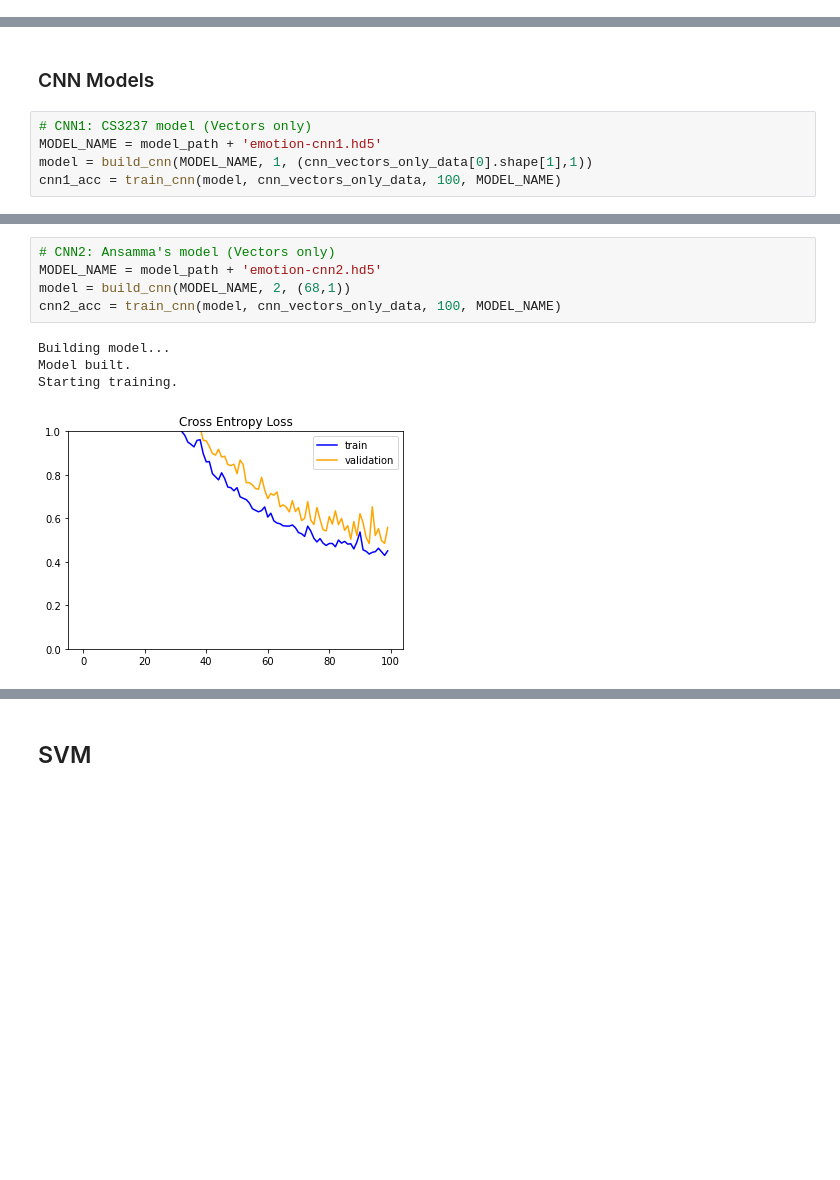
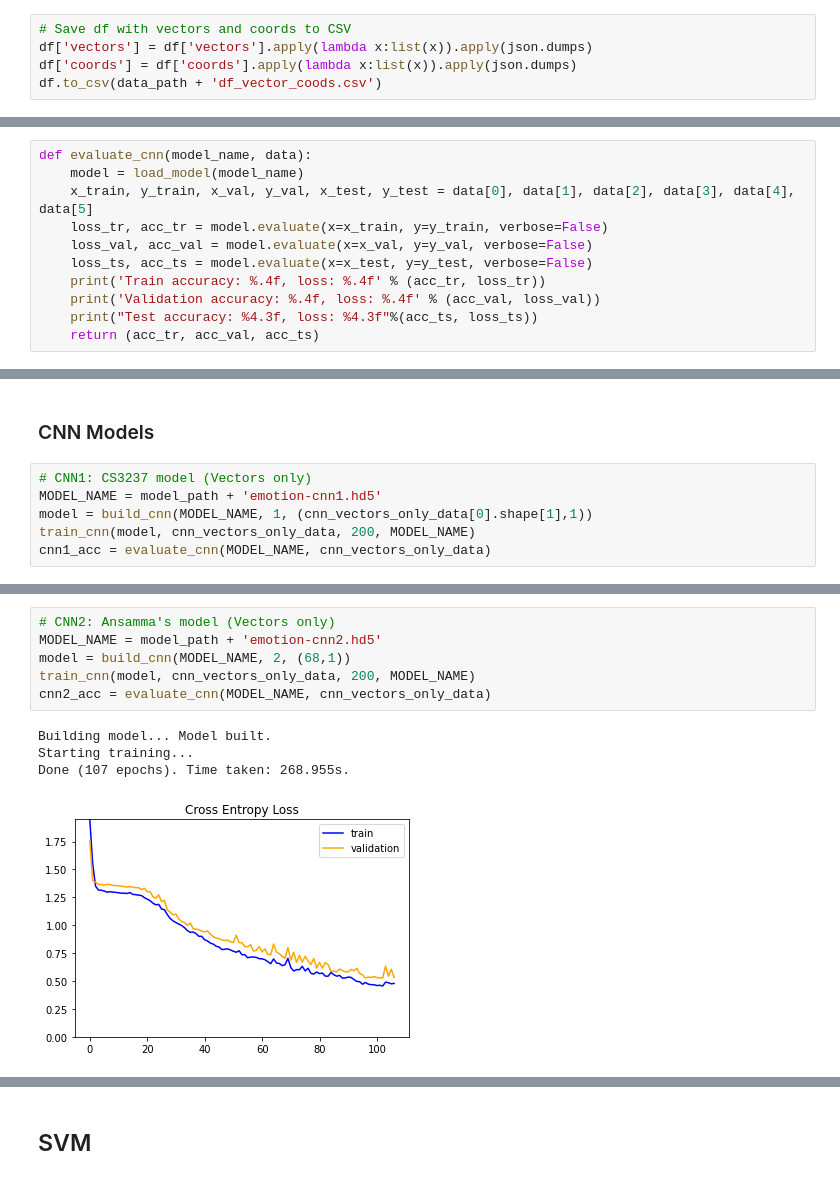
Before and after one commit to rachung2510/FYP70_SocialRobot, a Jupyter notebook: EmotionRecognition/model.ipynb, the cells around one changed output, grey strips where cells are left out. Saved outputs shown, nothing was run; the diff lists cells and outputs as text; blank space fills up the shorter version.

```diff
--- a/EmotionRecognition/model.ipynb
+++ b/EmotionRecognition/model.ipynb
@@ -190,3 +197,8 @@ df.sample(5)
+# %%
+# Save df with vectors and coords to CSV
+df['vectors'] = df['vectors'].apply(lambda x:list(x)).apply(json.dumps)
+df['coords'] = df['coords'].apply(lambda x:list(x)).apply(json.dumps)
+df.to_csv(data_path + 'df_vector_coods.csv')
 # %% [markdown]
 ## Feature extraction - Cropped Faces
 # %%
@@ -392,3 +389,14 @@ def train_cnn(model, data, epochs, model_name, verbose=False):
+# %%
+def evaluate_cnn(model_name, data):
+    model = load_model(model_name)
+    x_train, y_train, x_val, y_val, x_test, y_test = data[0], data[1], data[2], data[3], data[4], data[5]
+    loss_tr, acc_tr = model.evaluate(x=x_train, y=y_train, verbose=False)
+    loss_val, acc_val = model.evaluate(x=x_val, y=y_val, verbose=False)
+    loss_ts, acc_ts = model.evaluate(x=x_test, y=y_test, verbose=False)
+    print('Train accuracy: %.4f, loss: %.4f' % (acc_tr, loss_tr))
+    print('Validation accuracy: %.4f, loss: %.4f' % (acc_val, loss_val))
+    print("Test accuracy: %4.3f, loss: %4.3f"%(acc_ts, loss_ts))
+    return (acc_tr, acc_val, acc_ts)
 # %% [markdown]
 ## CNN
 CNN models trained on vectors and coordinates.
@@ -456,5 +464,6 @@ print('(Vectors & Coords) Train Y shape:', y_train.shape)
 # CNN1: CS3237 model (Vectors only)
 MODEL_NAME = model_path + 'emotion-cnn1.hd5'
 model = build_cnn(MODEL_NAME, 1, (cnn_vectors_only_data[0].shape[1],1))
-cnn1_acc = train_cnn(model, cnn_vectors_only_data, 100, MODEL_NAME)
+train_cnn(model, cnn_vectors_only_data, 200, MODEL_NAME)
+cnn1_acc = evaluate_cnn(MODEL_NAME, cnn_vectors_only_data)
 # %% [output]
@@ -471,10 +478,11 @@ Test accuracy: 0.815, loss: 0.668
 # %%
 # CNN2: Ansamma's model (Vectors only)
 MODEL_NAME = model_path + 'emotion-cnn2.hd5'
 model = build_cnn(MODEL_NAME, 2, (68,1))
-cnn2_acc = train_cnn(model, cnn_vectors_only_data, 100, MODEL_NAME)
+train_cnn(model, cnn_vectors_only_data, 200, MODEL_NAME)
+cnn2_acc = evaluate_cnn(MODEL_NAME, cnn_vectors_only_data)
 # %% [output]
-Building model...
-Model built.
-Starting training.
+Building model... Model built.
+Starting training...
+Done (107 epochs). Time taken: 268.955s.
-[figure, old version]
+[figure, new version]
```
Also changed, not shown: parts of 25 cells of this notebook.
